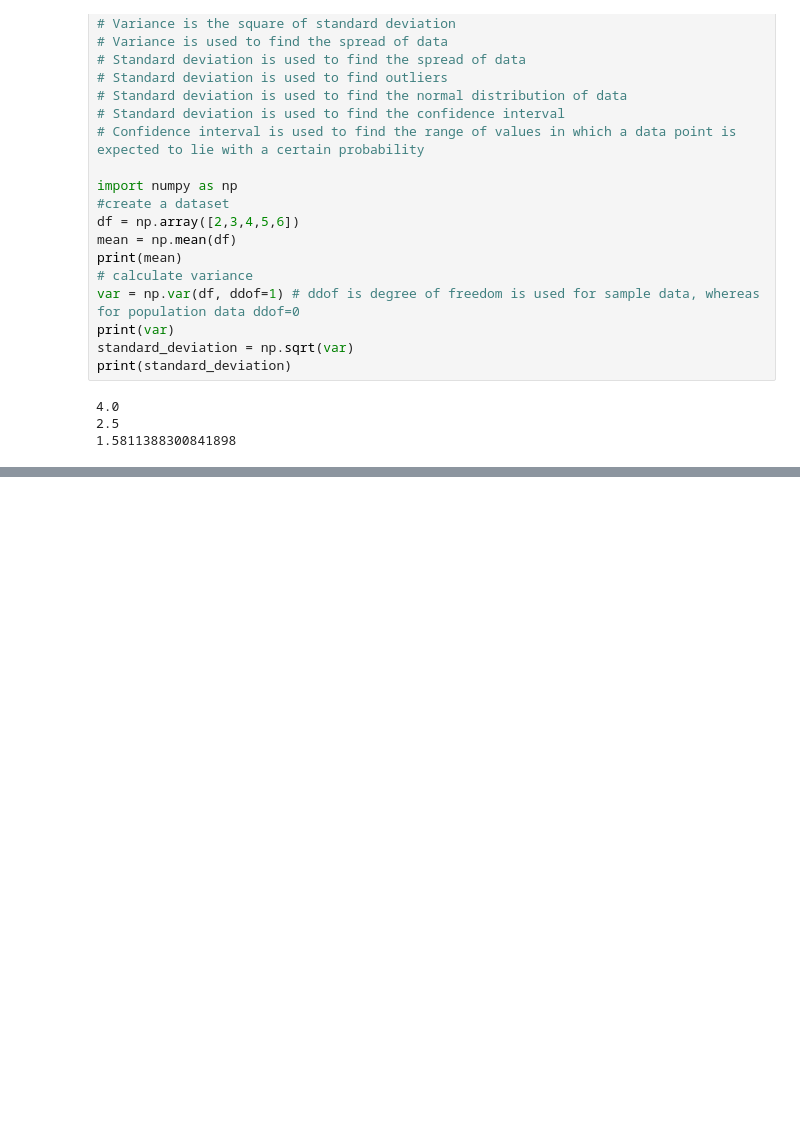
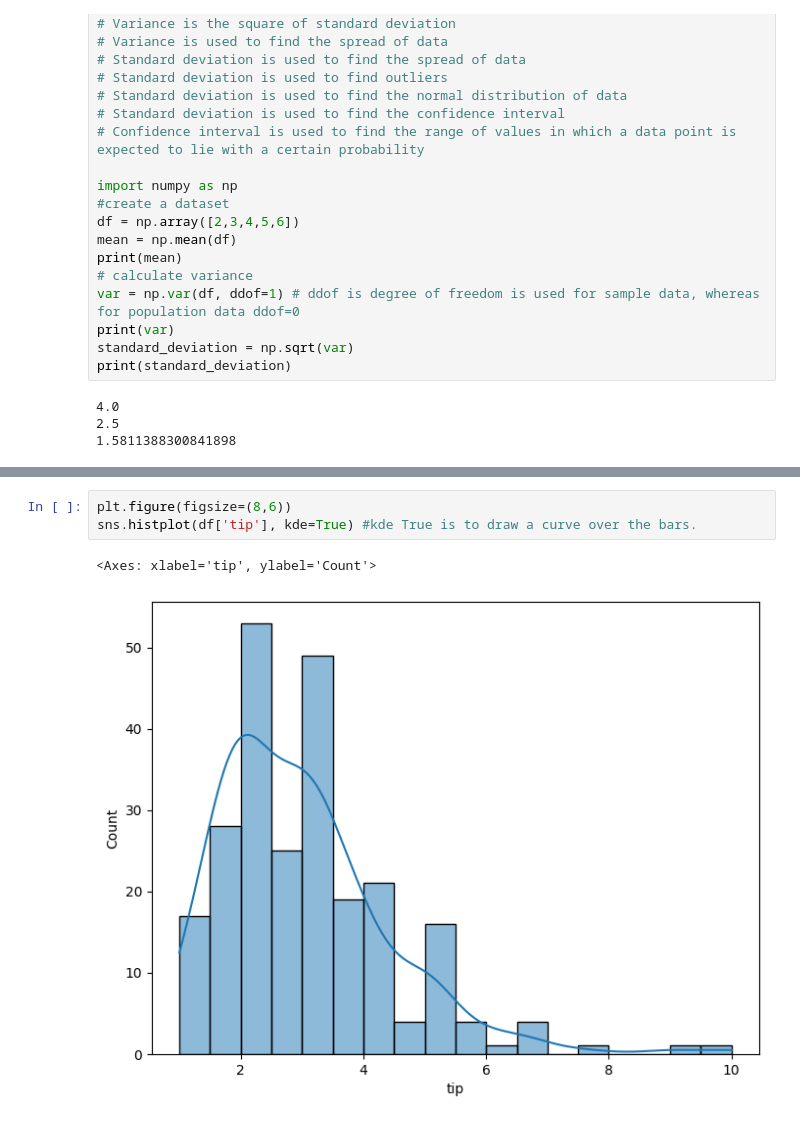
Before and after one commit to mnsair/AI-AND-DS, a Jupyter notebook: Code/dotIPYNB/Mathematics/statistics.ipynb, the cells around one changed output, grey strips where cells are left out. Cells and saved outputs as stored; diff of their text form; blank space fills up the shorter version.

```diff
--- a/Code/dotIPYNB/Mathematics/statistics.ipynb
+++ b/Code/dotIPYNB/Mathematics/statistics.ipynb
@@ -88,0 +118,6 @@ print(standard_deviation)
+# %%
+plt.figure(figsize=(8,6))
+sns.histplot(df['tip'], kde=True) #kde True is to draw a curve over the bars.
+# %% [output]
+<Axes: xlabel='tip', ylabel='Count'>
+[figure, added]
```
Also changed, not shown: parts of 30 cells of this notebook.
